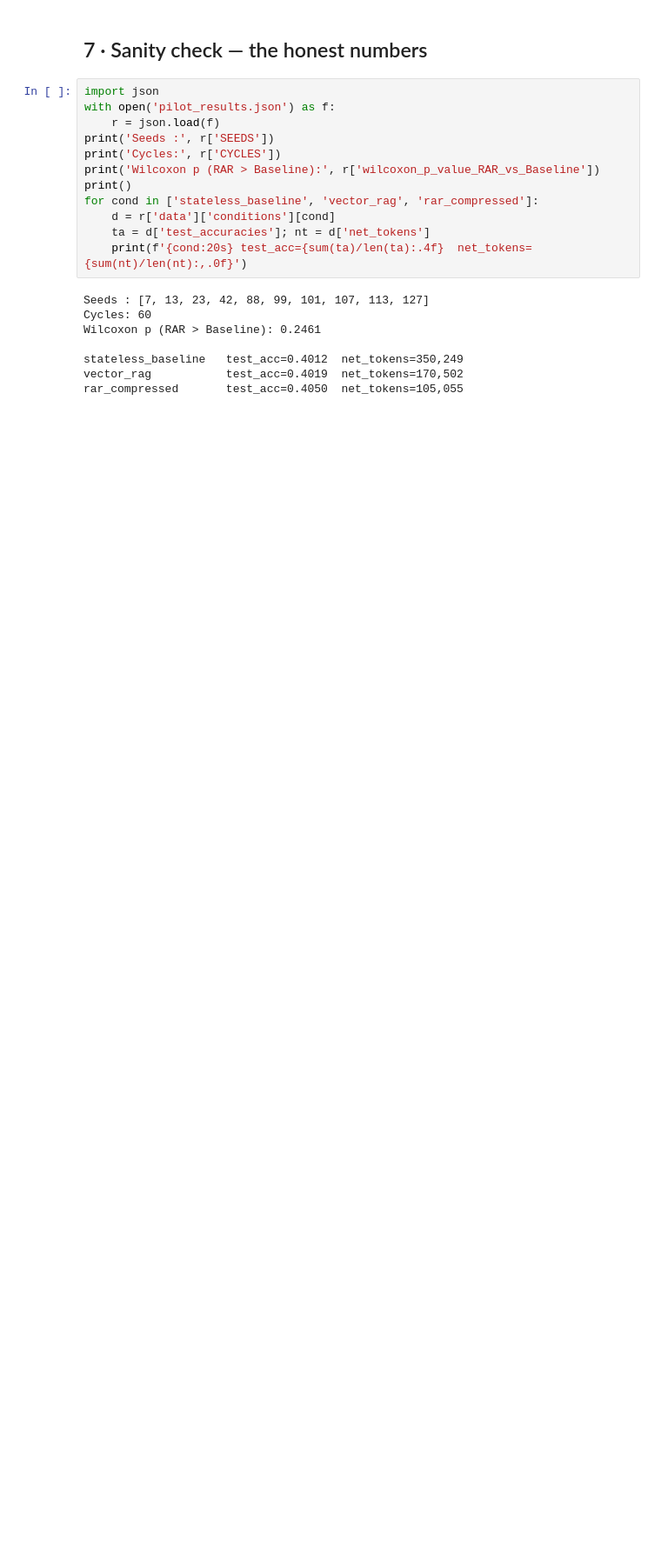
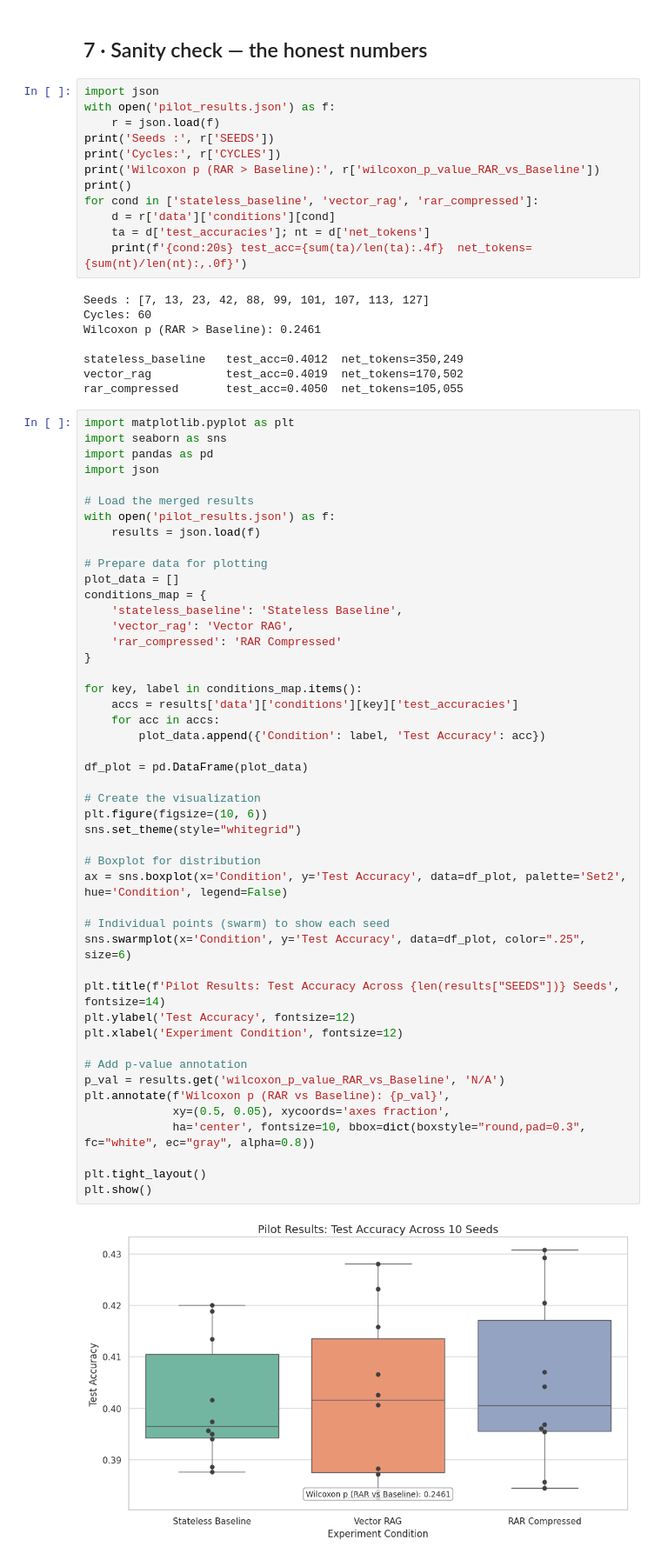
Before and after one commit to Tahir-yamin/recursive-autonomy-research, a Jupyter notebook: colab/RAR_Campaign_Clean.ipynb, the cells around one changed output. Shown at 87% size. Cells and saved outputs as stored; diff of their text form; blank space fills up the shorter version.

Commit message:
Update on charts

```diff
--- a/colab/RAR_Campaign_Clean.ipynb
+++ b/colab/RAR_Campaign_Clean.ipynb
@@ -287,3 +289,52 @@ Wilcoxon p (RAR > Baseline): 0.2461
 stateless_baseline   test_acc=0.4012  net_tokens=350,249
 vector_rag           test_acc=0.4019  net_tokens=170,502
 rar_compressed       test_acc=0.4050  net_tokens=105,055
+# %%
+import matplotlib.pyplot as plt
+import seaborn as sns
+import pandas as pd
+import json
+
+# Load the merged results
+with open('pilot_results.json') as f:
+    results = json.load(f)
+
+# Prepare data for plotting
+plot_data = []
+conditions_map = {
+    'stateless_baseline': 'Stateless Baseline',
+    'vector_rag': 'Vector RAG',
+    'rar_compressed': 'RAR Compressed'
+}
+
+for key, label in conditions_map.items():
+    accs = results['data']['conditions'][key]['test_accuracies']
+    for acc in accs:
+        plot_data.append({'Condition': label, 'Test Accuracy': acc})
+
+df_plot = pd.DataFrame(plot_data)
+
+# Create the visualization
+plt.figure(figsize=(10, 6))
+sns.set_theme(style="whitegrid")
+
+# Boxplot for distribution
+ax = sns.boxplot(x='Condition', y='Test Accuracy', data=df_plot, palette='Set2', hue='Condition', legend=False)
+
+# Individual points (swarm) to show each seed
+sns.swarmplot(x='Condition', y='Test Accuracy', data=df_plot, color=".25", size=6)
+
+plt.title(f'Pilot Results: Test Accuracy Across {len(results["SEEDS"])} Seeds', fontsize=14)
+plt.ylabel('Test Accuracy', fontsize=12)
+plt.xlabel('Experiment Condition', fontsize=12)
+
+# Add p-value annotation
+p_val = results.get('wilcoxon_p_value_RAR_vs_Baseline', 'N/A')
+plt.annotate(f'Wilcoxon p (RAR vs Baseline): {p_val}',
+             xy=(0.5, 0.05), xycoords='axes fraction',
+             ha='center', fontsize=10, bbox=dict(boxstyle="round,pad=0.3", fc="white", ec="gray", alpha=0.8))
+
+plt.tight_layout()
+plt.show()
+# %% [output]
+[figure, added]
```
Also changed, not shown: parts of 15 cells of this notebook.
